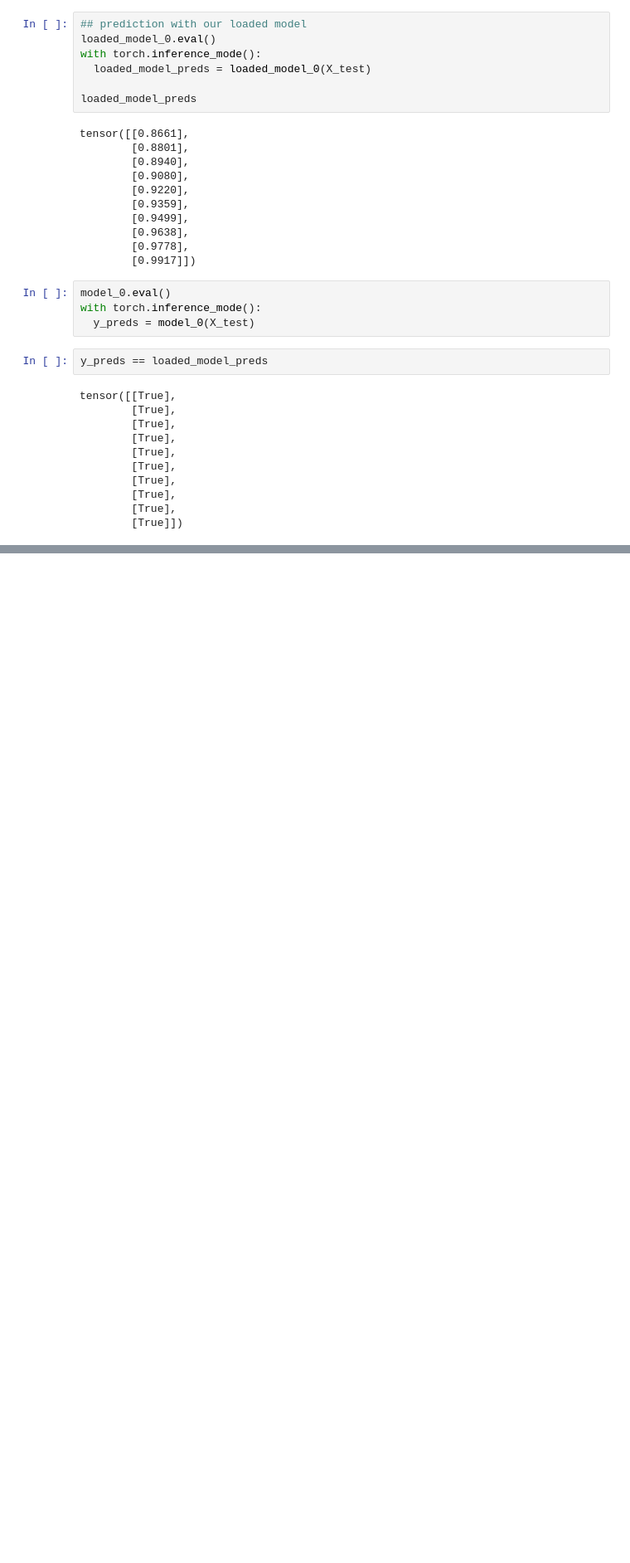
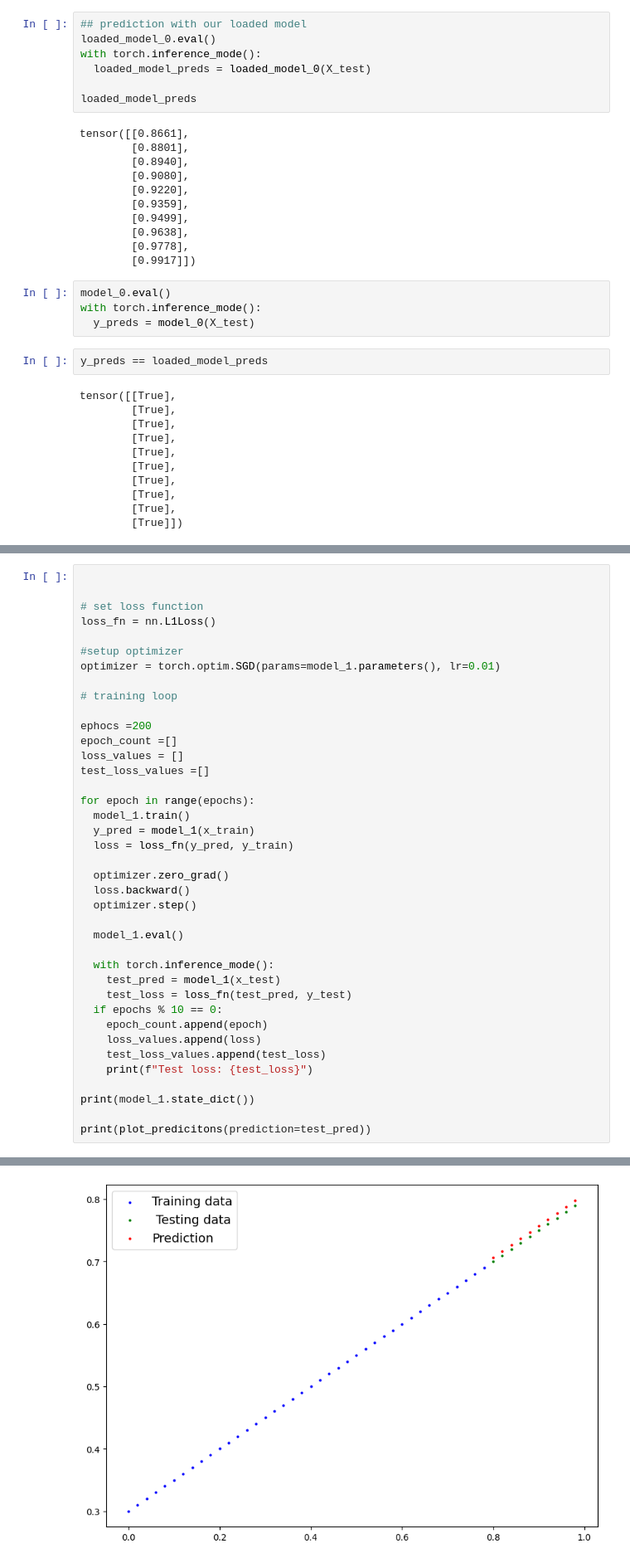
Before and after one commit to solielmaf/pytorch, a Jupyter notebook: pytorch_workflow.ipynb, the cells around one changed output, grey strips where cells are left out. Shown at 83% size. Saved outputs shown, nothing was run; the diff lists cells and outputs as text; blank space fills up the shorter version.

```diff
--- a/pytorch_workflow.ipynb
+++ b/pytorch_workflow.ipynb
@@ -346,0 +409,40 @@ tensor([[True],
+# %%
+
+
+# set loss function
+loss_fn = nn.L1Loss()
+
+#setup optimizer
+optimizer = torch.optim.SGD(params=model_1.parameters(), lr=0.01)
+
+# training loop
+
+ephocs =200
+epoch_count =[]
+loss_values = []
+test_loss_values =[]
+
+for epoch in range(epochs):
+  model_1.train()
+  y_pred = model_1(x_train)
+  loss = loss_fn(y_pred, y_train)
+
+  optimizer.zero_grad()
+  loss.backward()
+  optimizer.step()
+
+  model_1.eval()
+
+  with torch.inference_mode():
+    test_pred = model_1(x_test)
+    test_loss = loss_fn(test_pred, y_test)
+  if epochs % 10 == 0:
+    epoch_count.append(epoch)
+    loss_values.append(loss)
+    test_loss_values.append(test_loss)
+    print(f"Test loss: {test_loss}")
+
+print(model_1.state_dict())
+
+print(plot_predicitons(prediction=test_pred))
+# %% [output]
@@ -346,0 +466 @@ tensor([[True],
+[figure, added]
```
Also changed, not shown: parts of 5 cells of this notebook.
